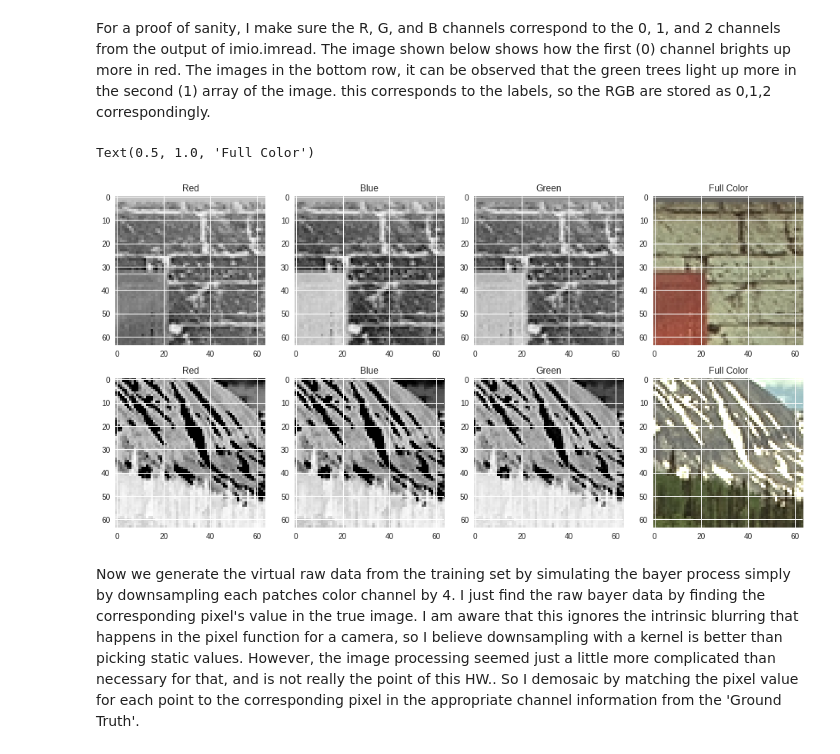
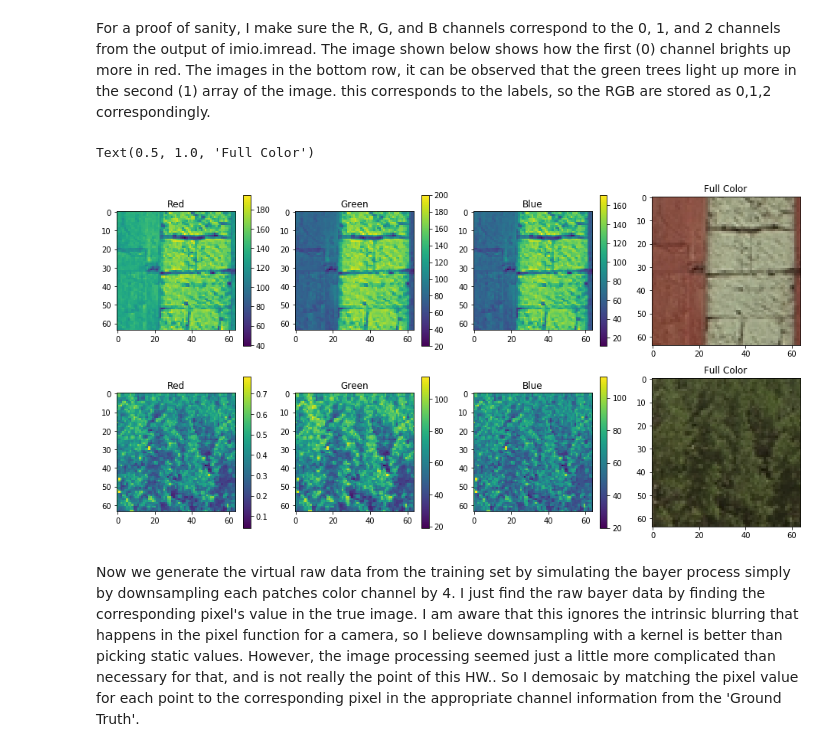
Before and after one commit to polortiz4/Smart-Cameras, a Jupyter notebook: HW3.ipynb, the cells around one changed output. Drawn from its saved outputs; the diff is of its cells as text; code cells hidden in the pictures.

```diff
--- a/HW3.ipynb
+++ b/HW3.ipynb
@@ -188,56 +188,65 @@ plt.imshow(demo_adjust)
 Go through the Kodak image set and add them to a list containing the 64x64 patches from all of them to use for later training.
 # %%
 import urllib.request
-import os
 
 path_name = r'KodakImages'
 if not os.path.exists(path_name):
     os.makedirs(path_name)
-train_set_ground_truth = []
+
+set_ground_truth = np.zeros([2304, 64, 64, 3])
+patch_num = 0
 
 for i in range(1, 25):
     url_name = "http://r0k.us/graphics/kodak/kodak/kodim" + f"{i:02d}" + ".png"
     file_name = path_name + "/kodim" + f"{i:02d}" + ".png"
-    urllib.request.urlretrieve(url_name, file_name)
+    #urllib.request.urlretrieve(url_name, file_name)
     a = imio.imread(file_name)
     for row in range(int(a.shape[0] / 64)):
         for col in range (int(a.shape[1] / 64)):
             patch = a[64*row : 64*row + 64, 64*col : 64*col + 64, :]
-            train_set_ground_truth.append(patch)
+            set_ground_truth[patch_num, :, :, :] = patch
+            patch_num += 1
 # %% [markdown]
 For a proof of sanity, I make sure the R, G, and B channels correspond to the 0, 1, and 2 channels from the output of imio.imread. The image shown below shows how the first (0) channel brights up more in red.
 The images in the bottom row, it can be observed that the green trees light up more in the second (1) array of the image. this corresponds to the labels, so the RGB are stored as 0,1,2 correspondingly.
 # %%
-a = train_set_ground_truth[5]
+mpl.rcParams['figure.figsize'] = (16.0, 8.0)
+a = set_ground_truth[14, :, :, :]
 plt.subplot(2,4,1)
 plt.imshow(a[:, :, 0])
 plt.title('Red')
+plt.colorbar()
 plt.subplot(2,4,2)
 plt.imshow(a[:, :, 1])
-plt.title('Blue')
+plt.title('Green')
+plt.colorbar()
 plt.subplot(2,4,3)
 plt.imshow(a[:, :, 2])
-plt.title('Green')
+plt.title('Blue')
+plt.colorbar()
 plt.subplot(2,4,4)
-plt.imshow(a[:, :, :])
+plt.imshow(a[:, :, :] / 255)
 plt.title('Full Color')
 
-a = train_set_ground_truth[1170]
+a = set_ground_truth[1186, :, :, :]
 plt.subplot(2,4,5)
 plt.title('Red')
+plt.colorbar()
 plt.imshow(a[:, :, 0])
 plt.subplot(2,4,6)
-plt.title('Blue')
+plt.title('Green')
+plt.colorbar()
 plt.imshow(a[:, :, 1])
 plt.subplot(2,4,7)
-plt.title('Green')
+plt.title('Blue')
+plt.colorbar()
 plt.imshow(a[:, :, 2])
 plt.subplot(2,4,8)
-plt.imshow(a[:, :, :])
+plt.imshow(a[:, :, :] / 255)
 plt.title('Full Color')
 # %% [output]
 Text(0.5, 1.0, 'Full Color')
-[figure, old version]
+[figure, new version]
 # %% [markdown]
 Now we generate the virtual raw data from the training set by simulating the bayer process simply by downsampling each patches color channel by 4. I just find the raw bayer data by finding the corresponding pixel's value in the true image. I am aware that this ignores the intrinsic blurring that happens in the pixel function for a camera, so I believe downsampling with a kernel is better than picking static values. However, the image processing seemed just a little more complicated than necessary for that, and is not really the point of this HW.. So I demosaic by matching the pixel value for each point to the corresponding pixel in the appropriate channel information from the 'Ground Truth'.
 # %%
```
Also changed, not shown: parts of 28 cells of this notebook, 2 other files.
